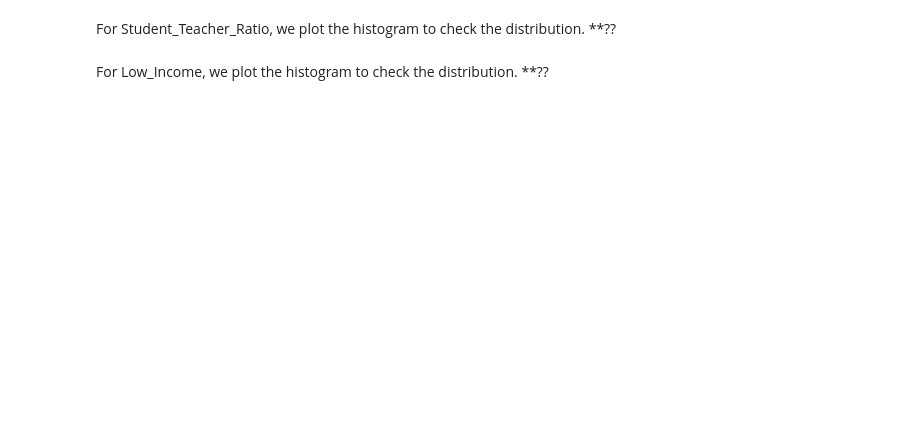
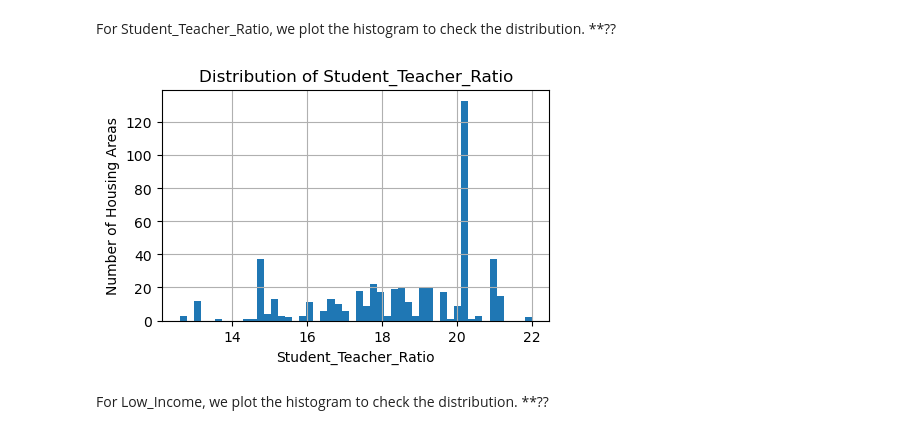
Before and after one commit to jiakai2002/cs105-project, a Jupyter notebook: Submission_Part_One.ipynb, the cells around one changed output. Drawn from its saved outputs; the diff is of its cells as text; code cells hidden in the pictures; blank space fills up the shorter version.

```diff
--- a/Submission_Part_One.ipynb
+++ b/Submission_Part_One.ipynb
@@ -258,10 +279,12 @@ For Student_Teacher_Ratio, we plot the histogram to check the distribution. **??
 # %%
 plt.figure(figsize=(5,3))
 plt.title("Distribution of Student_Teacher_Ratio", fontsize=12)
 plt.xlabel("Student_Teacher_Ratio", fontsize=10)
 plt.ylabel("Number of Housing Areas", fontsize=10)
-df["Student_Teacher_Ratio"].hist(bins=10)
+df["Student_Teacher_Ratio"].hist(bins=50)
 plt.show()
+# %% [output]
+[figure, added]
 # %% [markdown]
 For Low_Income, we plot the histogram to check the distribution. **??
 # %%
```
Also changed, not shown: parts of 26 cells of this notebook.
